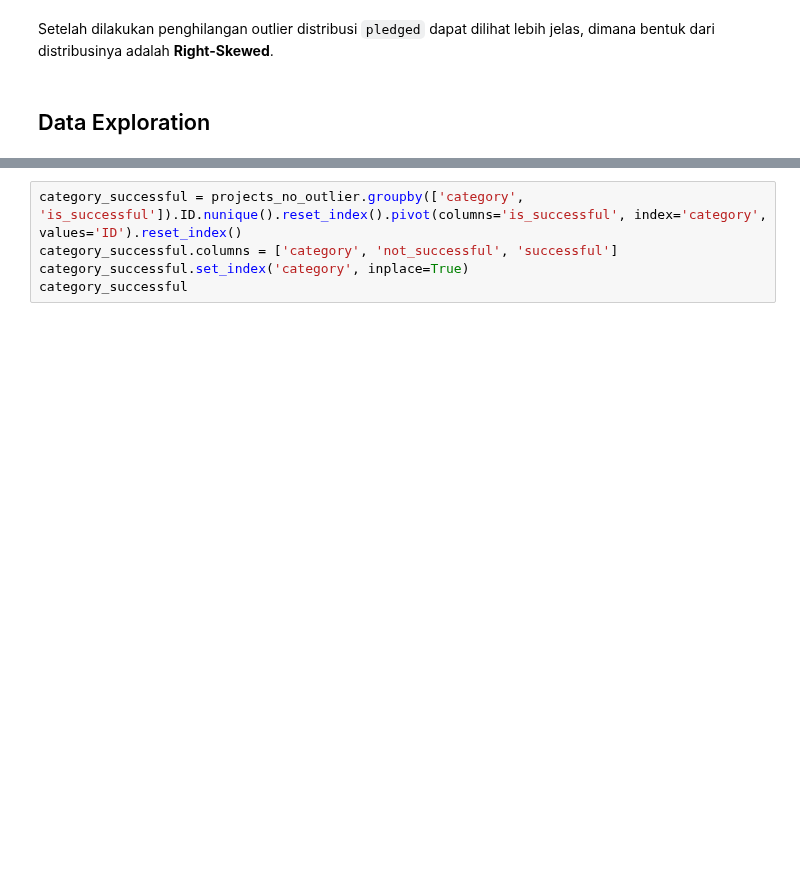
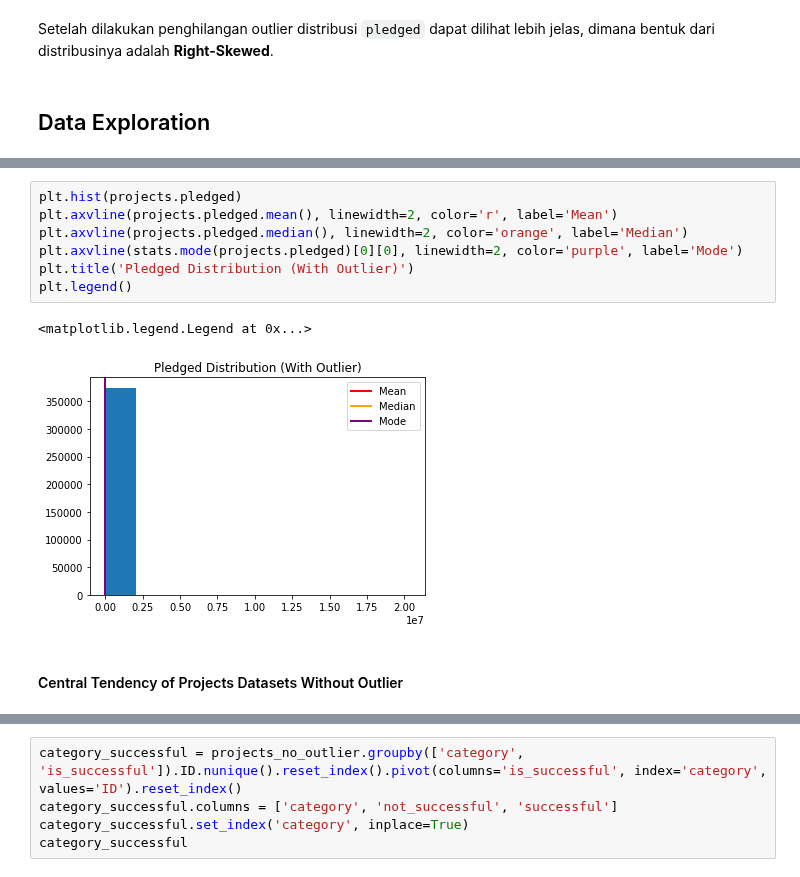
Before and after one commit to Penzragon/h8dsft_P0W3, a Jupyter notebook: script.ipynb, the cells around one changed output, grey strips where cells are left out. Saved outputs shown, nothing was run; the diff lists cells and outputs as text; blank space fills up the shorter version.

Commit message:
Add central tendency section

```diff
--- a/script.ipynb
+++ b/script.ipynb
@@ -336,0 +349,12 @@ Setelah dilakukan penghilangan outlier distribusi `pledged` dapat dilihat lebih
+# %%
+plt.hist(projects.pledged)
+plt.axvline(projects.pledged.mean(), linewidth=2, color='r', label='Mean')
+plt.axvline(projects.pledged.median(), linewidth=2, color='orange', label='Median')
+plt.axvline(stats.mode(projects.pledged)[0][0], linewidth=2, color='purple', label='Mode')
+plt.title('Pledged Distribution (With Outlier)')
+plt.legend()
+# %% [output]
+<matplotlib.legend.Legend at 0x...>
+[figure, added]
+# %% [markdown]
+#### Central Tendency of Projects Datasets Without Outlier
```
Also changed, not shown: parts of 12 cells of this notebook.
